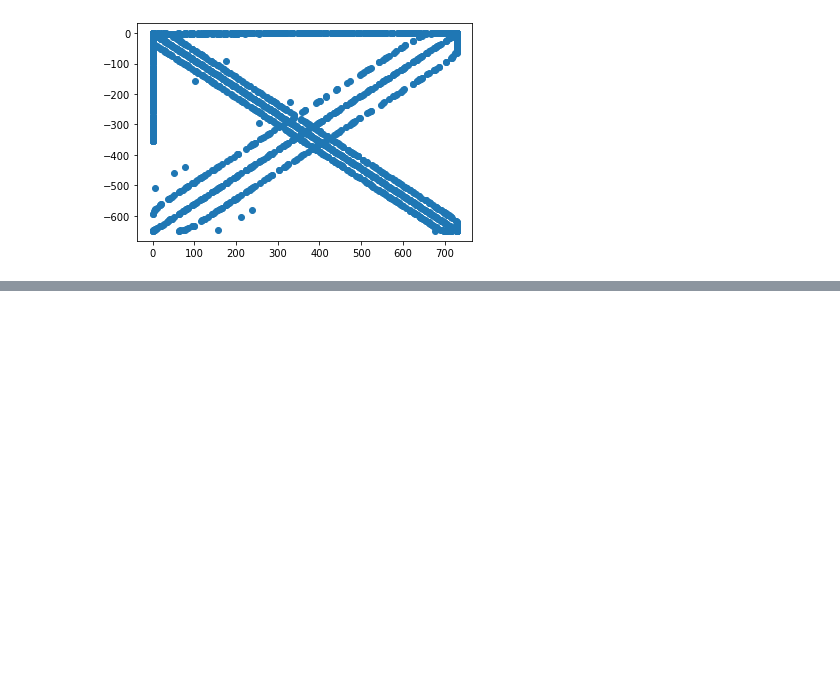
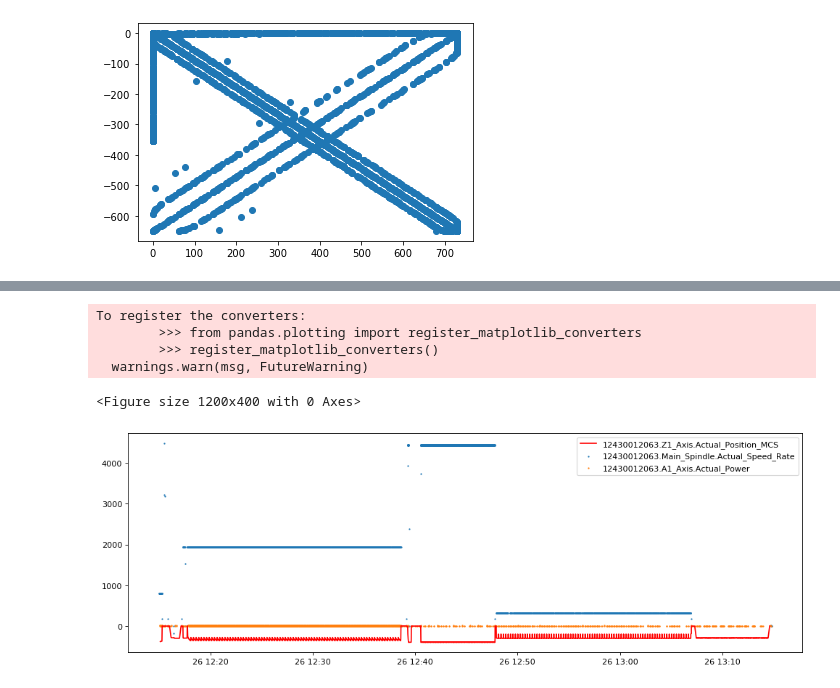
Before and after one commit to Xavubil/master_project_machine_learning, a Jupyter notebook: data_exploration/01-file_parsing.ipynb, the cells around one changed output, grey strips where cells are left out. Saved outputs shown, nothing was run; the diff lists cells and outputs as text; code cells hidden in the pictures; blank space fills up the shorter version.

```diff
--- a/data_exploration/01-file_parsing.ipynb
+++ b/data_exploration/01-file_parsing.ipynb
@@ -268,3 +261,9 @@ plt.scatter(timematching["X"], timematching["Y"])
 plt.show()
 # %% [output]
 [figure]
+# %%
+df = pd.read_csv("2019-11-26_export.csv", encoding="utf-8")
+df["timeStamp"] = pd.to_datetime(df["timeStamp"])
+print(df.dtypes)
+print(df.shape)
+print(df.iloc[131167])
@@ -270,0 +302,27 @@ plt.show()
+# %%
+def plotSpecificIDs(idList):
+    tsStart = datetime(2019,11,26,12,0)
+    tsEnd = datetime(2019,11,26,23,35)
+    plt.figure(figsize=(15, 5), dpi=80)
+    plt.plot(df.loc[lambda l: (l['ValueID']=="12430012063.Z1_Axis.Actual_Position_MCS") & (tsStart < l['timeStamp'])& (l['timeStamp'] < tsEnd), "timeStamp"],df.loc[lambda l: (l['ValueID']=="12430012063.Z1_Axis.Actual_Position_MCS") & (tsStart < l['timeStamp']) & (l['timeStamp'] < tsEnd), 'value'], c='r')
+    for id in idList:
+        plt.scatter(df.loc[lambda l: (l['ValueID']==id) & (tsStart < l['timeStamp'])& (l['timeStamp'] < tsEnd), "timeStamp"],df.loc[lambda l: (l['ValueID']==id) & (tsStart < l['timeStamp'])& (l['timeStamp'] < tsEnd), "value"], s=1)
+    plt.legend(["12430012063.Z1_Axis.Actual_Position_MCS"]+idList)
+    plt.show()
+# %%
+from datetime import datetime, timedelta
+
+tsStart = datetime(2019,11,26,12,0)
+tsEnd = datetime(2019,11,26,23,35)
+plt.figure(figsize=(15, 5), dpi=80)
+
+toPlot = ["12430012063.Main_Spindle.Actual_Speed_Rate","12430012063.A1_Axis.Actual_Power"]
+
+plotSpecificIDs(toPlot)
+# %% [output]
+To register the converters:
+        >>> from pandas.plotting import register_matplotlib_converters
+        >>> register_matplotlib_converters()
+  warnings.warn(msg, FutureWarning)
+<Figure size 1200x400 with 0 Axes>
+[figure, added]
```
Also changed, not shown: parts of 11 cells of this notebook.
